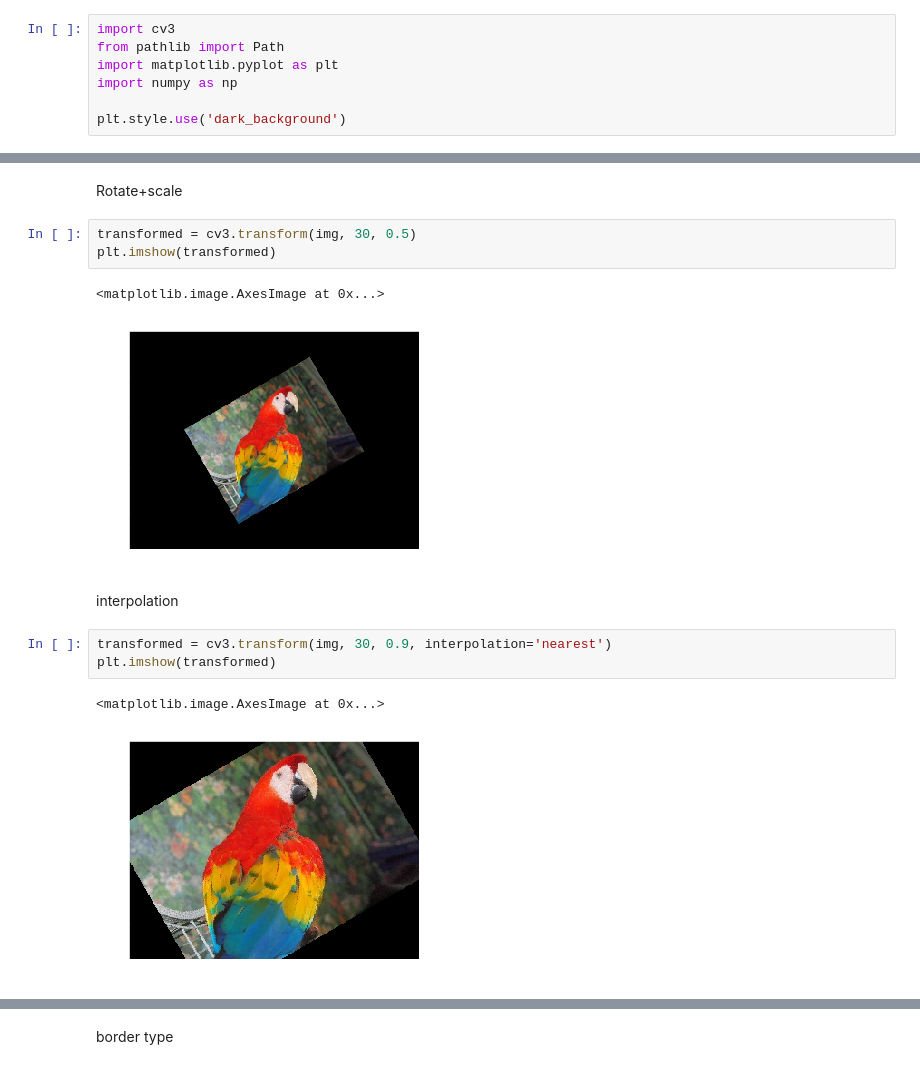
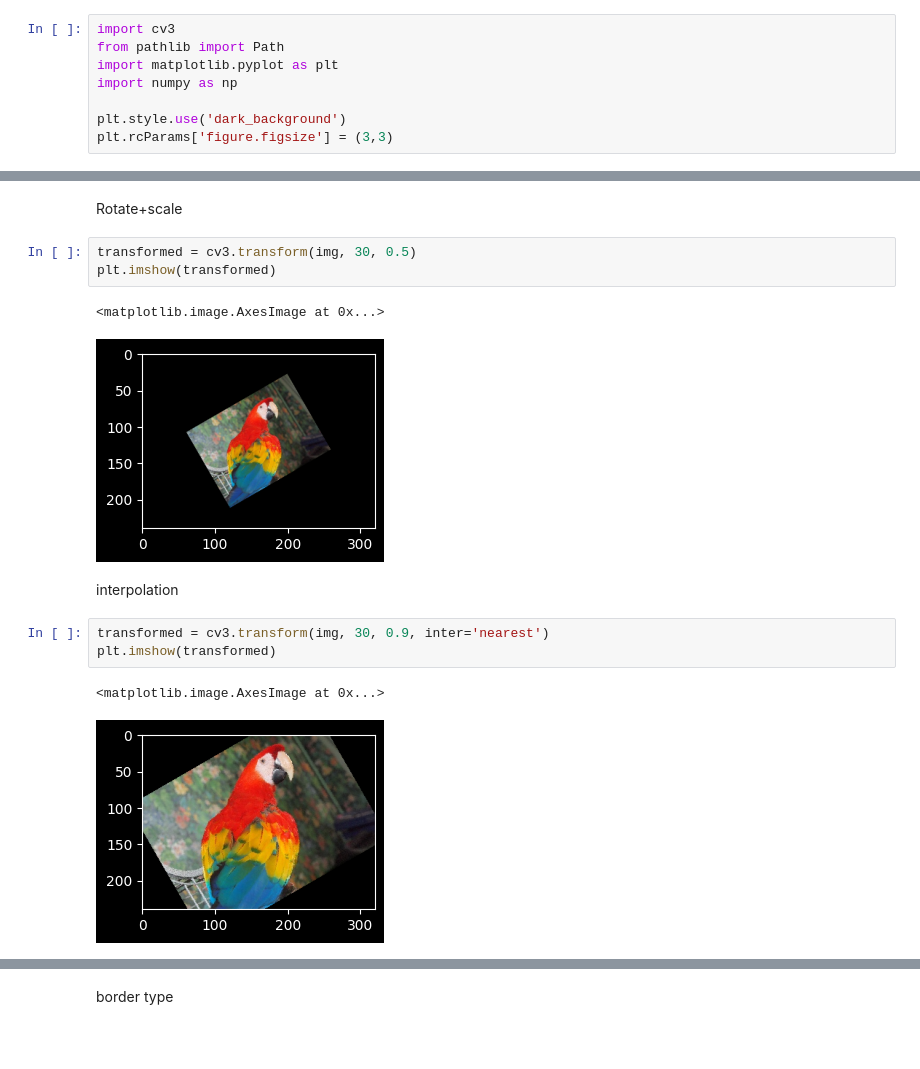
Before and after one commit to gorodion/pycv, a Jupyter notebook: demo.ipynb, the cells around one changed output, grey strips where cells are left out. Cells and saved outputs as stored; diff of their text form; blank space fills up the shorter version.

```diff
--- a/demo.ipynb
+++ b/demo.ipynb
@@ -7,6 +7,7 @@ import matplotlib.pyplot as plt
 import numpy as np
 
 plt.style.use('dark_background')
+plt.rcParams['figure.figsize'] = (3,3)
 # %% [markdown]
 ## Input/Output
 # %% [markdown]
@@ -258,14 +282,14 @@ transformed = cv3.transform(img, 30, 0.5)
 plt.imshow(transformed)
 # %% [output]
 <matplotlib.image.AxesImage at 0x...>
-[figure, old version]
+[figure, new version]
 # %% [markdown]
 interpolation
 # %%
-transformed = cv3.transform(img, 30, 0.9, interpolation='nearest')
+transformed = cv3.transform(img, 30, 0.9, inter='nearest')
 plt.imshow(transformed)
 # %% [output]
 <matplotlib.image.AxesImage at 0x...>
-[figure, old version]
+[figure, new version]
 # %%
 try:
```
Also changed, not shown: parts of 93 cells of this notebook, 20 other files.
